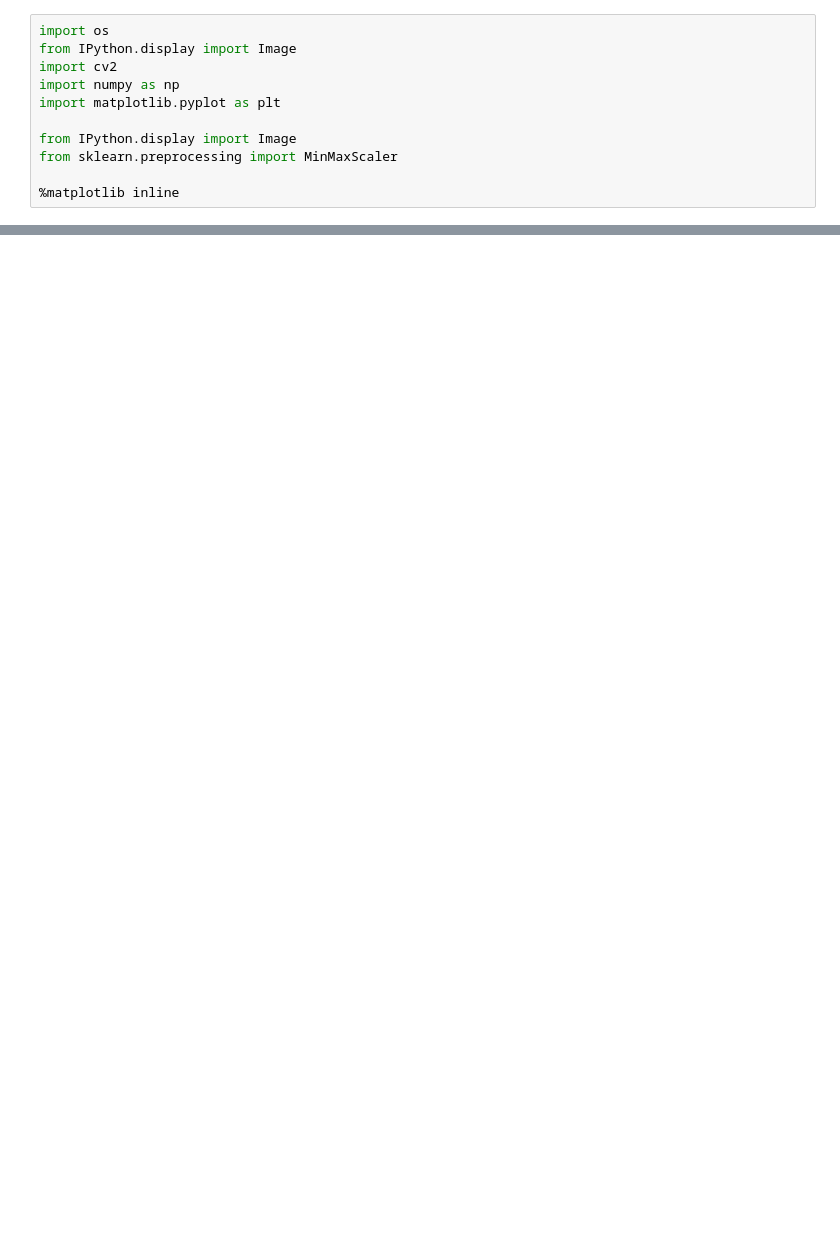
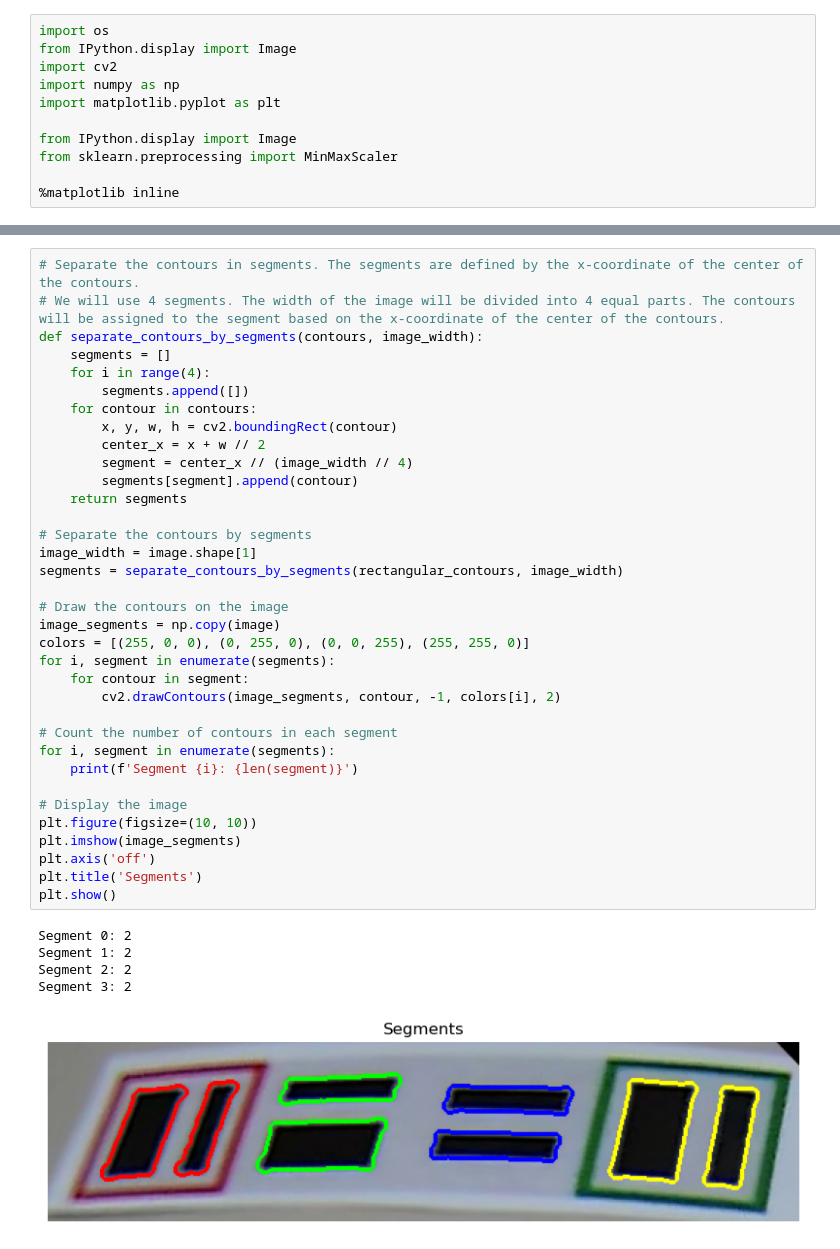
Before and after one commit to miguelable/PSM_OpenCV, a Jupyter notebook: decodification.ipynb, the cells around one changed output, grey strips where cells are left out. Saved outputs shown, nothing was run; the diff lists cells and outputs as text; blank space fills up the shorter version.

```diff
--- a/decodification.ipynb
+++ b/decodification.ipynb
@@ -126,0 +155,41 @@ plt.show()
+# %%
+# Separate the contours in segments. The segments are defined by the x-coordinate of the center of the contours.
+# We will use 4 segments. The width of the image will be divided into 4 equal parts. The contours will be assigned to the segment based on the x-coordinate of the center of the contours.
+def separate_contours_by_segments(contours, image_width):
+    segments = []
+    for i in range(4):
+        segments.append([])
+    for contour in contours:
+        x, y, w, h = cv2.boundingRect(contour)
+        center_x = x + w // 2
+        segment = center_x // (image_width // 4)
+        segments[segment].append(contour)
+    return segments
+
+# Separate the contours by segments
+image_width = image.shape[1]
+segments = separate_contours_by_segments(rectangular_contours, image_width)
+
+# Draw the contours on the image
+image_segments = np.copy(image)
+colors = [(255, 0, 0), (0, 255, 0), (0, 0, 255), (255, 255, 0)]
+for i, segment in enumerate(segments):
+    for contour in segment:
+        cv2.drawContours(image_segments, contour, -1, colors[i], 2)
+
+# Count the number of contours in each segment
+for i, segment in enumerate(segments):
+    print(f'Segment {i}: {len(segment)}')
+
+# Display the image
+plt.figure(figsize=(10, 10))
+plt.imshow(image_segments)
+plt.axis('off')
+plt.title('Segments')
+plt.show()
+# %% [output]
+Segment 0: 2
+Segment 1: 2
+Segment 2: 2
+Segment 3: 2
+[figure, added]
```
Also changed, not shown: parts of 7 cells of this notebook.
